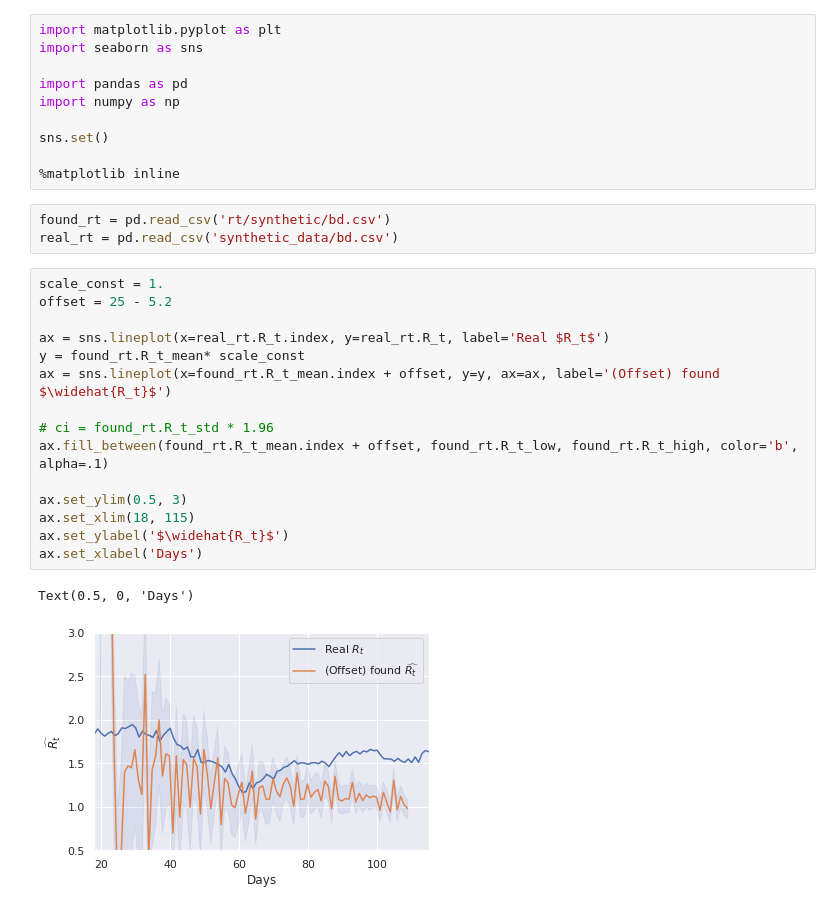
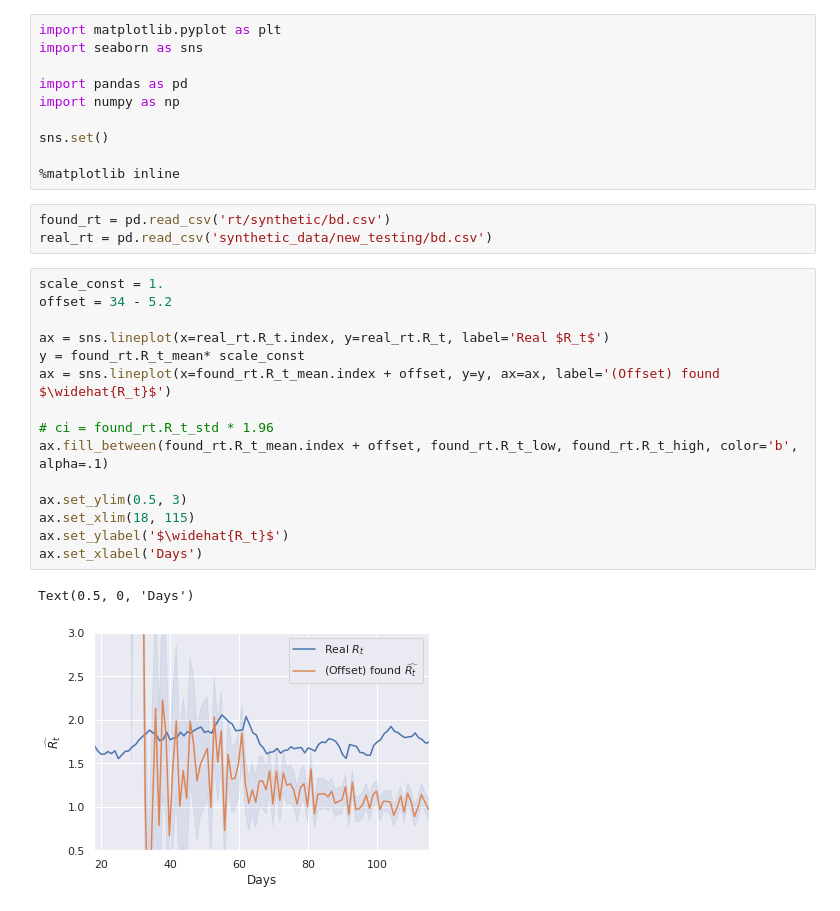
Before and after one commit to Neehan/Realtime_Rt, a Jupyter notebook: visualizations.ipynb, the cells around one changed output. Drawn from its saved outputs; the diff is of its cells as text.

Commit message:
Added visuals

```diff
--- a/visualizations.ipynb
+++ b/visualizations.ipynb
@@ -10,25 +10,25 @@ sns.set()
 %matplotlib inline
 # %%
 found_rt = pd.read_csv('rt/synthetic/bd.csv')
-real_rt = pd.read_csv('synthetic_data/bd.csv')
+real_rt = pd.read_csv('synthetic_data/new_testing/bd.csv')
 # %%
 scale_const = 1.
-offset = 25 - 5.2
+offset = 34 - 5.2
 
 ax = sns.lineplot(x=real_rt.R_t.index, y=real_rt.R_t, label='Real $R_t$')
 y = found_rt.R_t_mean* scale_const
 ax = sns.lineplot(x=found_rt.R_t_mean.index + offset, y=y, ax=ax, label='(Offset) found $\widehat{R_t}$')
 
 # ci = found_rt.R_t_std * 1.96
 ax.fill_between(found_rt.R_t_mean.index + offset, found_rt.R_t_low, found_rt.R_t_high, color='b', alpha=.1)
 
 ax.set_ylim(0.5, 3)
 ax.set_xlim(18, 115)
 ax.set_ylabel('$\widehat{R_t}$')
 ax.set_xlabel('Days')
 # %% [output]
 Text(0.5, 0, 'Days')
-[figure, old version]
+[figure, new version]
 # %%
 ax = sns.lineplot(x=real_rt.I_t.index, y=real_rt.I_t, label='Real $I_t$')
 y = found_rt.I_t_mean
```
Also changed, not shown: parts of 1 cell of this notebook.
